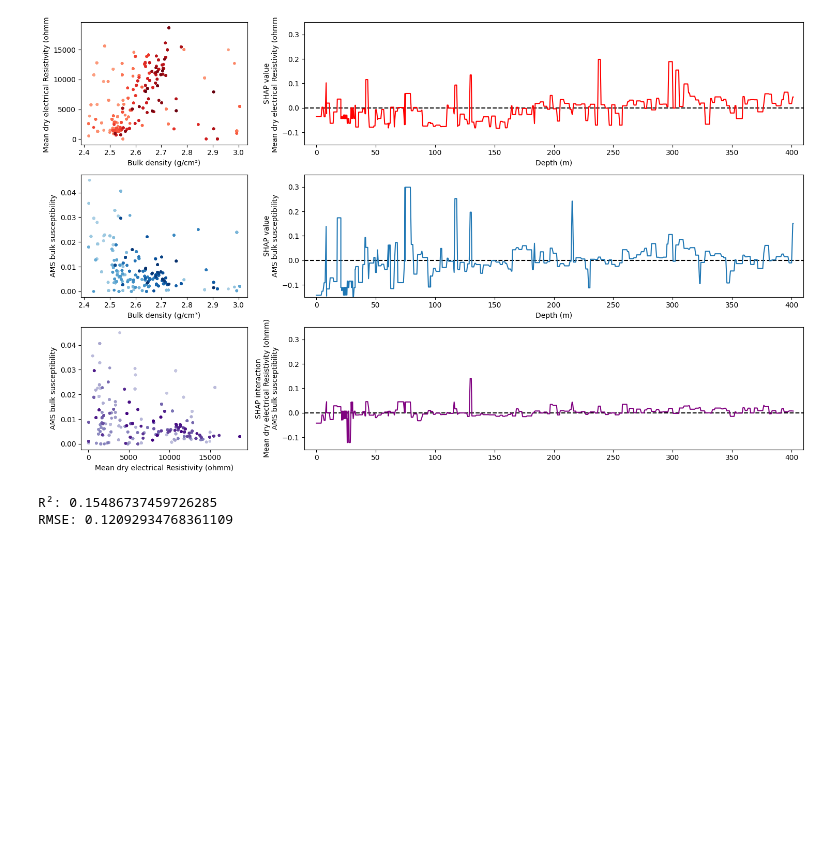
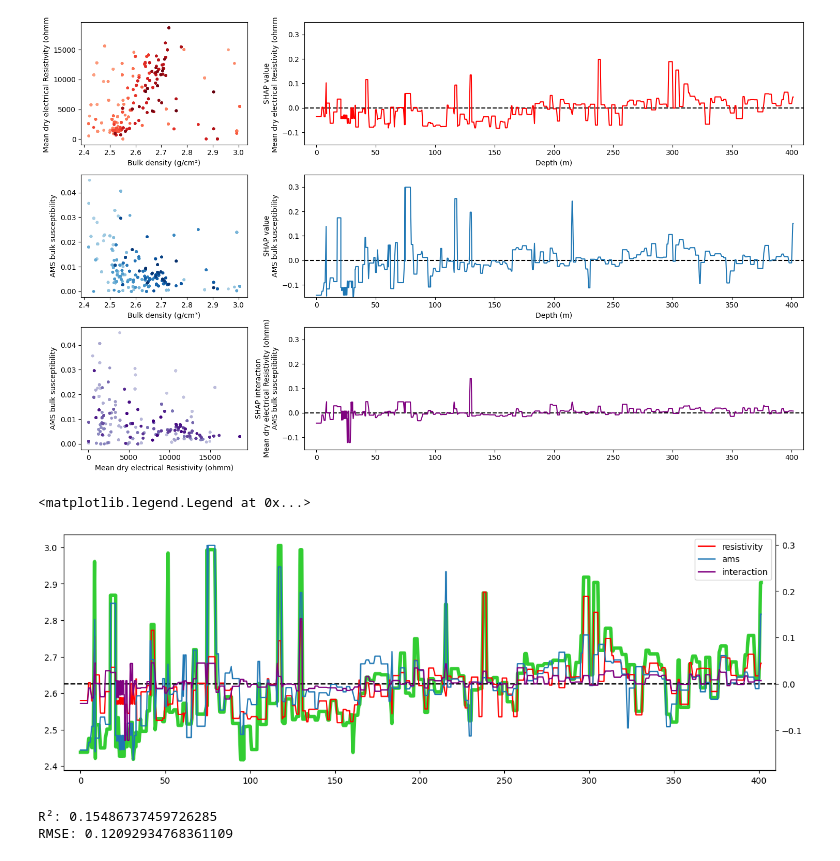
Before and after one commit to SerpRateAI/AI-pipeline-boreholes, a Jupyter notebook: ams-resist-analysis.ipynb, the cells around one changed output. Drawn from its saved outputs; the diff is of its cells as text; code cells hidden in the pictures; blank space fills up the shorter version.

Commit message:
added ams interaction analysis and peak analysis

```diff
--- a/ams-resist-analysis.ipynb
+++ b/ams-resist-analysis.ipynb
@@ -199,5 +200,24 @@ fig.tight_layout()
 # %% [output]
 [figure]
+# %%
+fig, ax = plt.subplots(figsize=(15, 5))
+
+ax.plot(df.TOP_DEPTH, df['Bulk density (g/cm³)'], label='True', color='limegreen', zorder=0, linewidth=4)
+
+
+ax2 = ax.twinx()
+ax2.plot(shap_df.index, shap_df['Mean dry electrical Resistivity (ohmm)'], color='red')
+ax2.plot(shap_df.index, shap_df['AMS bulk susceptibility'])
+ax2.plot(df.TOP_DEPTH, shap_interaction_values[:,:,1][:,0], color='Purple')
+
+ax2.plot((-10, 410), (0, 0), zorder=0, color='black', linestyle='--')
+ax.set_xlim(-10, 410)
+
+ax2.legend(['resistivity', 'ams', 'interaction'])
+# ax2.plot(df.TOP_DEPTH,  shap_df['Mean dry electrical Resistivity (ohmm)'] +  shap_df['AMS bulk susceptibility'] + shap_interaction_values[:,:,1][:,0])
+# %% [output]
+<matplotlib.legend.Legend at 0x...>
+[figure, added]
 # %%
 from sklearn.linear_model import LinearRegression
 from sklearn.metrics import mean_squared_error, r2_score
```
Also changed, not shown: parts of 1 cell of this notebook.
